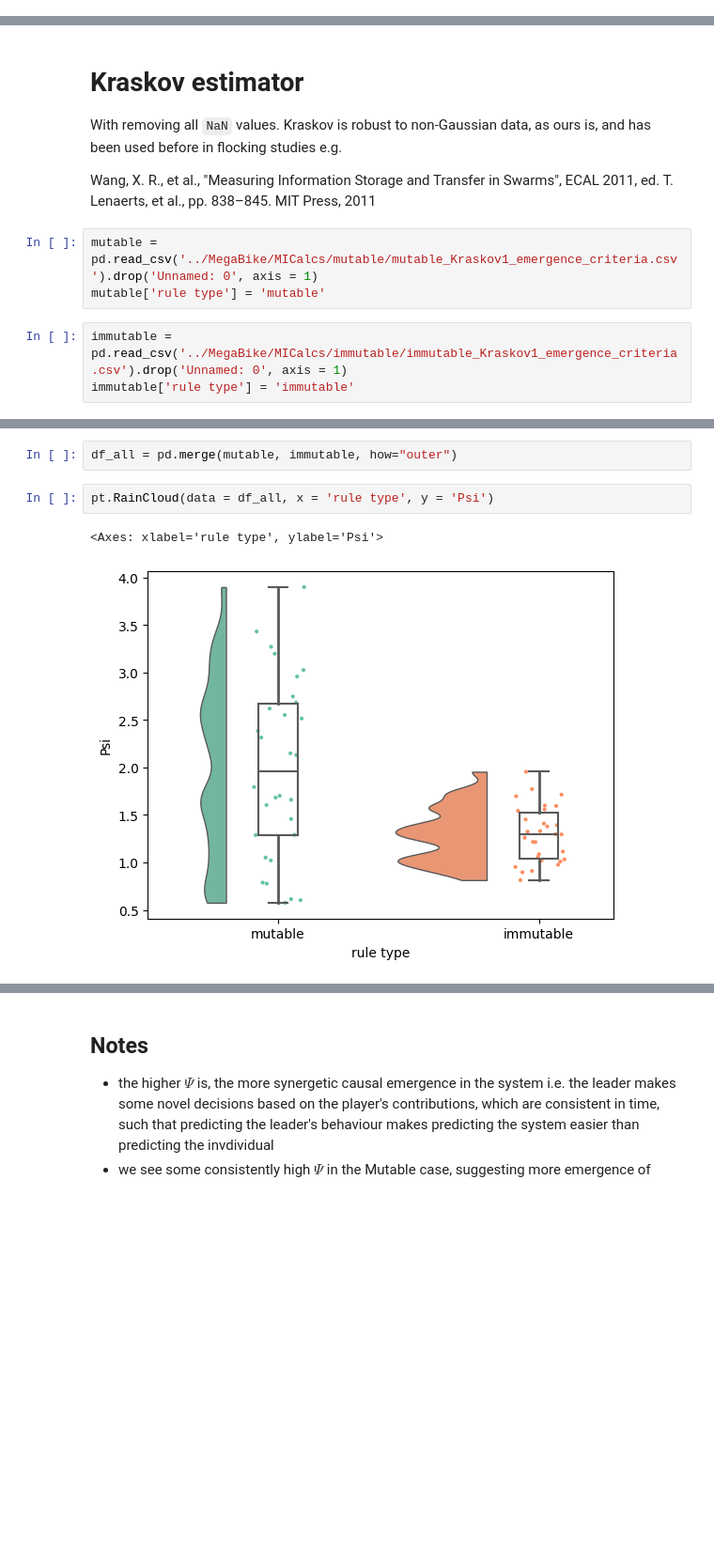
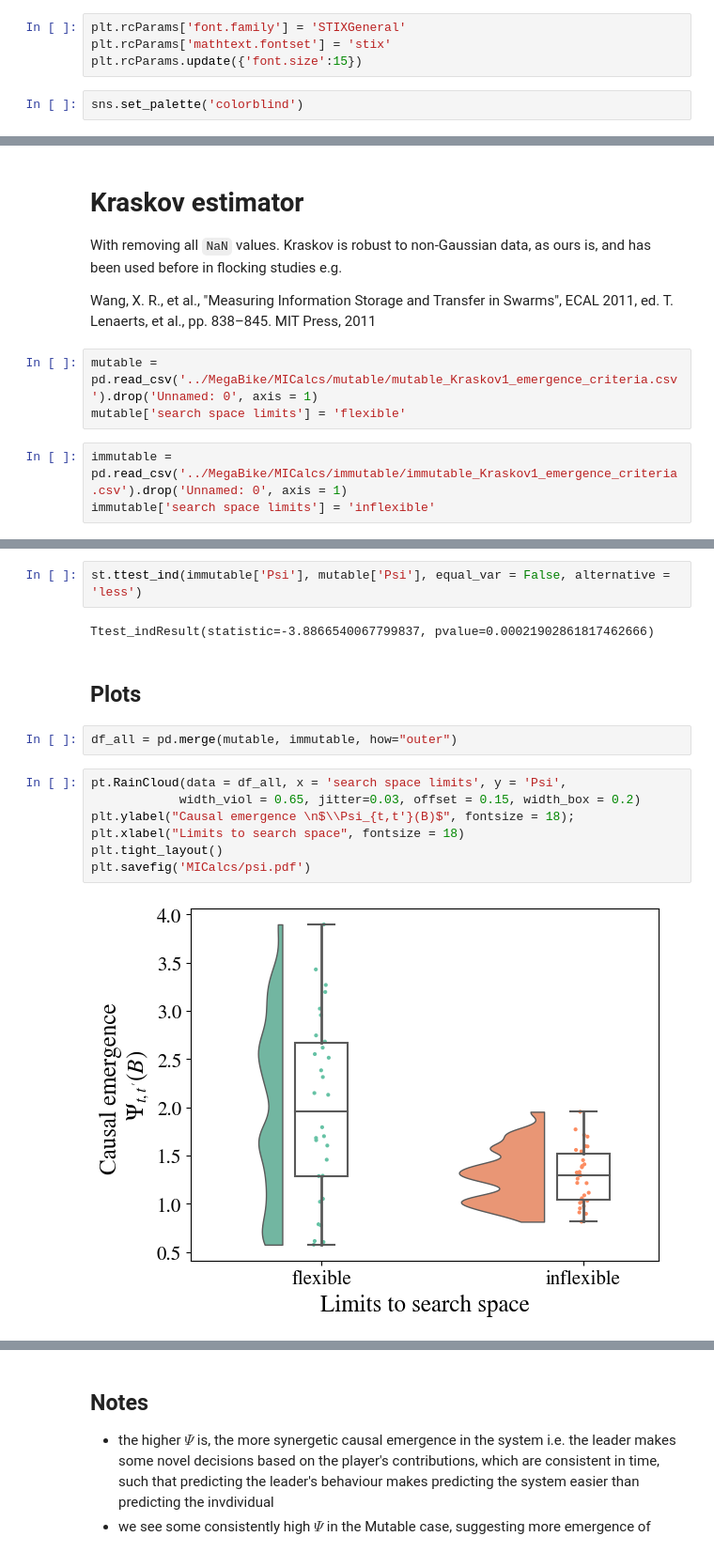
Before and after one commit to MattSScott/MegaBike, a Jupyter notebook: MegaBike-information-theory.ipynb, the cells around one changed output, grey strips where cells are left out. Shown at 94% size. Cells and saved outputs as stored; diff of their text form; blank space fills up the shorter version.

Commit message:
Add results for leader

```diff
--- a/MegaBike-information-theory.ipynb
+++ b/MegaBike-information-theory.ipynb
@@ -7,3 +9,9 @@ import numpy as np
+# %%
+plt.rcParams['font.family'] = 'STIXGeneral'
+plt.rcParams['mathtext.fontset'] = 'stix'
+plt.rcParams.update({'font.size':15})
+# %%
+sns.set_palette('colorblind')
 # %% [markdown]
 # Gaussian estimator
 The below were computed after dropping all NaNs with dt=1.
@@ -89,7 +97,7 @@ With removing all `NaN` values. Kraskov is robust to non-Gaussian data, as ours
 Wang, X. R., et al., "Measuring Information Storage and Transfer in Swarms", ECAL 2011, ed. T. Lenaerts, et al., pp. 838–845. MIT Press, 2011
 # %%
 mutable = pd.read_csv('../MegaBike/MICalcs/mutable/mutable_Kraskov1_emergence_criteria.csv').drop('Unnamed: 0', axis = 1)
-mutable['rule type'] = 'mutable'
+mutable['search space limits'] = 'flexible'
 # %%
 immutable = pd.read_csv('../MegaBike/MICalcs/immutable/immutable_Kraskov1_emergence_criteria.csv').drop('Unnamed: 0', axis = 1)
-immutable['rule type'] = 'immutable'
+immutable['search space limits'] = 'inflexible'
@@ -96,8 +138,18 @@ immutable['rule type'] = 'immutable'
+# %%
+st.ttest_ind(immutable['Psi'], mutable['Psi'], equal_var = False, alternative = 'less')
+# %% [output]
+Ttest_indResult(statistic=-3.8866540067799837, pvalue=0.00021902861817462666)
+# %% [markdown]
+## Plots
 # %%
 df_all = pd.merge(mutable, immutable, how="outer")
 # %%
-pt.RainCloud(data = df_all, x = 'rule type', y = 'Psi')
+pt.RainCloud(data = df_all, x = 'search space limits', y = 'Psi',
+            width_viol = 0.65, jitter=0.03, offset = 0.15, width_box = 0.2)
+plt.ylabel("Causal emergence \n$\\Psi_{t,t'}(B)$", fontsize = 18);
+plt.xlabel("Limits to search space", fontsize = 18)
+plt.tight_layout()
+plt.savefig('MICalcs/psi.pdf')
 # %% [output]
-<Axes: xlabel='rule type', ylabel='Psi'>
-[figure, old version]
+[figure, new version]
 # %%
```
Also changed, not shown: parts of 29 cells of this notebook, 2 other files.
